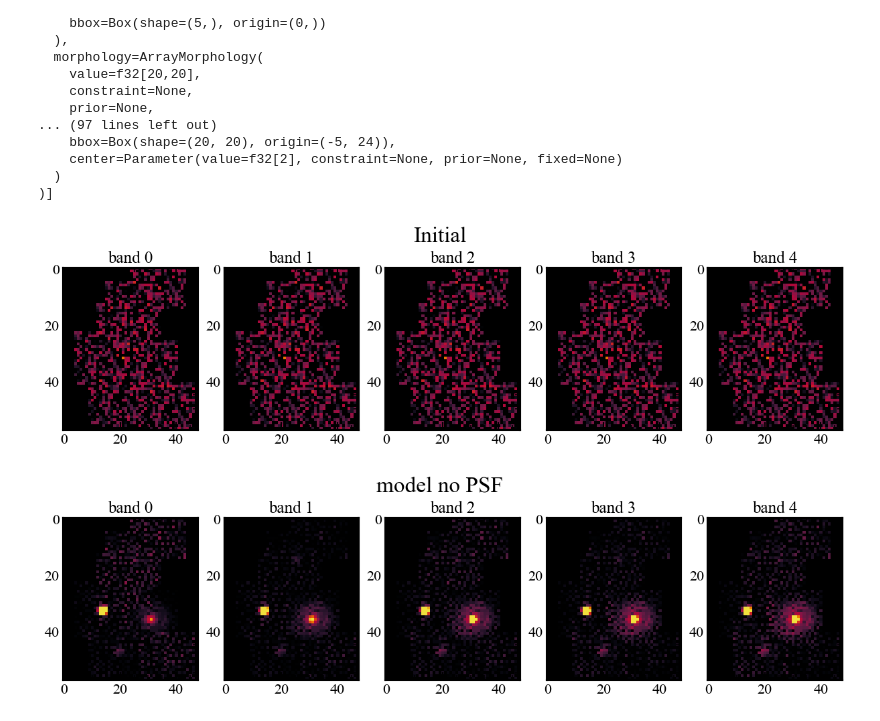
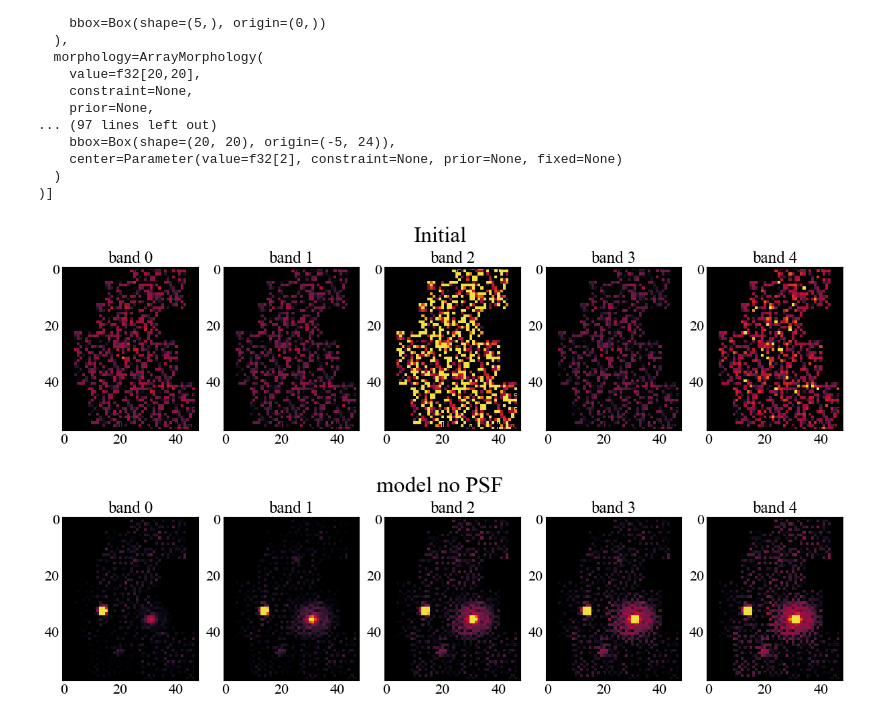
Before and after one commit to pmelchior/scarlet2, a Jupyter notebook: run_test.ipynb, the cells around one changed output. Saved outputs shown, nothing was run; the diff lists cells and outputs as text; code cells hidden in the pictures.

```diff
--- a/run_test.ipynb
+++ b/run_test.ipynb
@@ -168,31 +168,24 @@ print( grads.sources )
 # axs[1].imshow(grads_init,cmap = 'seismic', vmin = -tmax, vmax = tmax)
 # %%
 import cmasher as cmr
-# TODO: Make proper normalising and sretching routine line the Lupton one
+# TODO: Make proper normalising and stretching routine like the Lupton one
 from astropy.visualization.stretch import SinhStretch, LinearStretch
 from astropy.visualization import ImageNormalize
-# Transforms normalized values [0,1] to [-1,1] before stretch and then back
 stretch = LinearStretch(slope=0.5, intercept=0.5) + SinhStretch() + \
-    LinearStretch(slope=2, intercept=-1)
-# ImageNormalize normalizes values to [0,1] before applying the stretch
-norm = ImageNormalize(stretch=stretch, vmin=0, vmax=0.1)
-# normalise image
-def norm_2d(image):
-    norm = np.linalg.norm(image)
-    image = image/norm  # normalized matrix
-    return image
+    LinearStretch(slope=1, intercept=-1)
+norm = ImageNormalize(stretch=stretch, vmin=0, vmax=5)
 
 # create some plots to see how the sources look
 sources = scene()
 
 fig, axes = plt.subplots(1, sources.shape[0], figsize=(15,6),dpi=100)
 for i, ax in enumerate(axes):
-    ax.imshow(norm_2d( sources_init[i] ), cmap = cmr.ember, norm=norm)
+    ax.imshow(sources_init[i], cmap = cmr.ember, norm=norm)
     ax.set_title(f"band {i}", fontsize = 18)
 plt.suptitle('Initial', fontsize=24,y=0.8)
 plt.show()
 # %% [output]
-[figure, old version]
+[figure, new version]
 # %%
 fig, axes = plt.subplots(1, sources.shape[0], figsize=(15,6),dpi=100)
 for i, ax in enumerate(axes):
```
Also changed, not shown: parts of 2 cells of this notebook.
